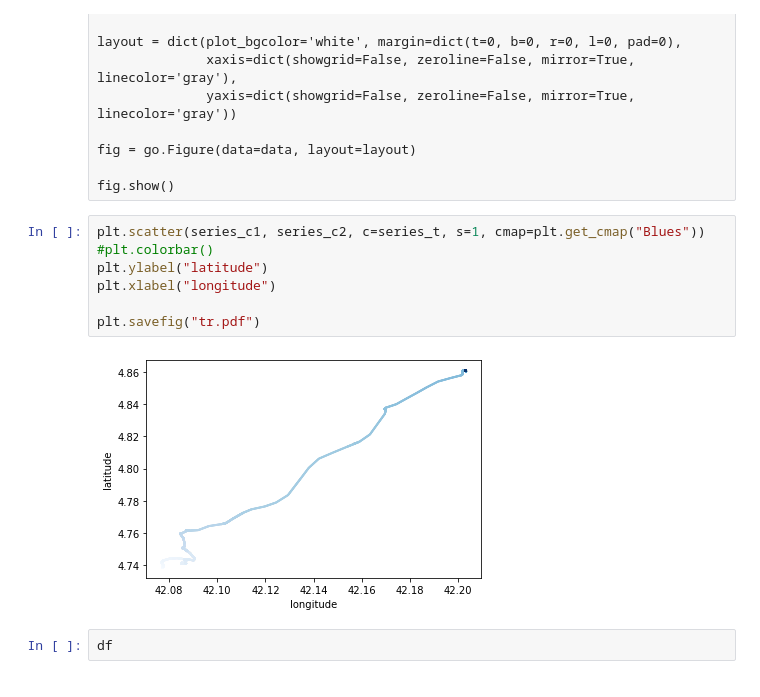
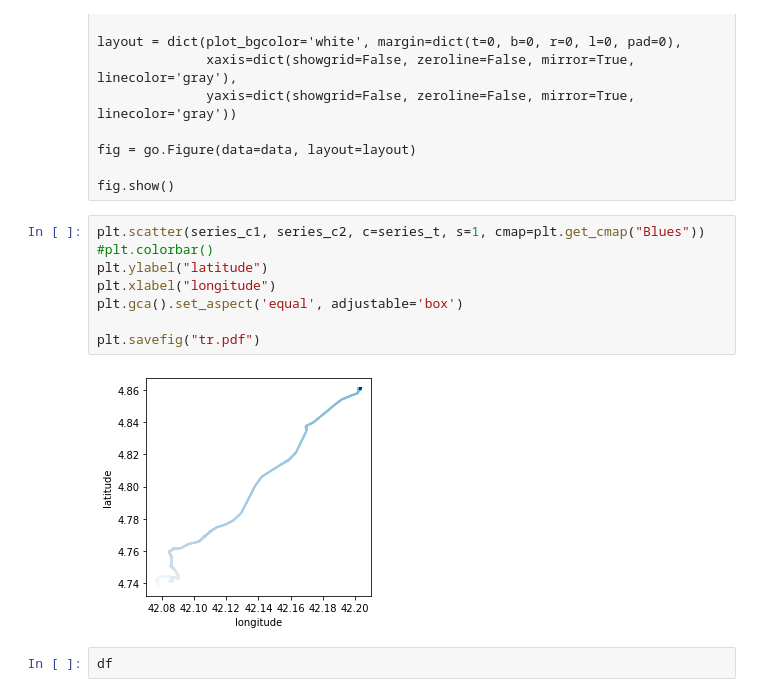
Before and after one commit to cri98li/cri98tj, a Jupyter notebook: Notebooks per grafici/Partizionamento.ipynb, the cells around one changed output. Saved outputs shown, nothing was run; the diff lists cells and outputs as text.

```diff
--- a/Notebooks per grafici/Partizionamento.ipynb
+++ b/Notebooks per grafici/Partizionamento.ipynb
@@ -127,12 +127,13 @@ fig.show()
 # %%
 plt.scatter(series_c1, series_c2, c=series_t, s=1, cmap=plt.get_cmap("Blues"))
 #plt.colorbar()
 plt.ylabel("latitude")
 plt.xlabel("longitude")
+plt.gca().set_aspect('equal', adjustable='box')
 
 plt.savefig("tr.pdf")
 # %% [output]
-[figure, old version]
+[figure, new version]
 # %%
 df
 # %% [output]
```
Also changed, not shown: parts of 6 cells of this notebook.
